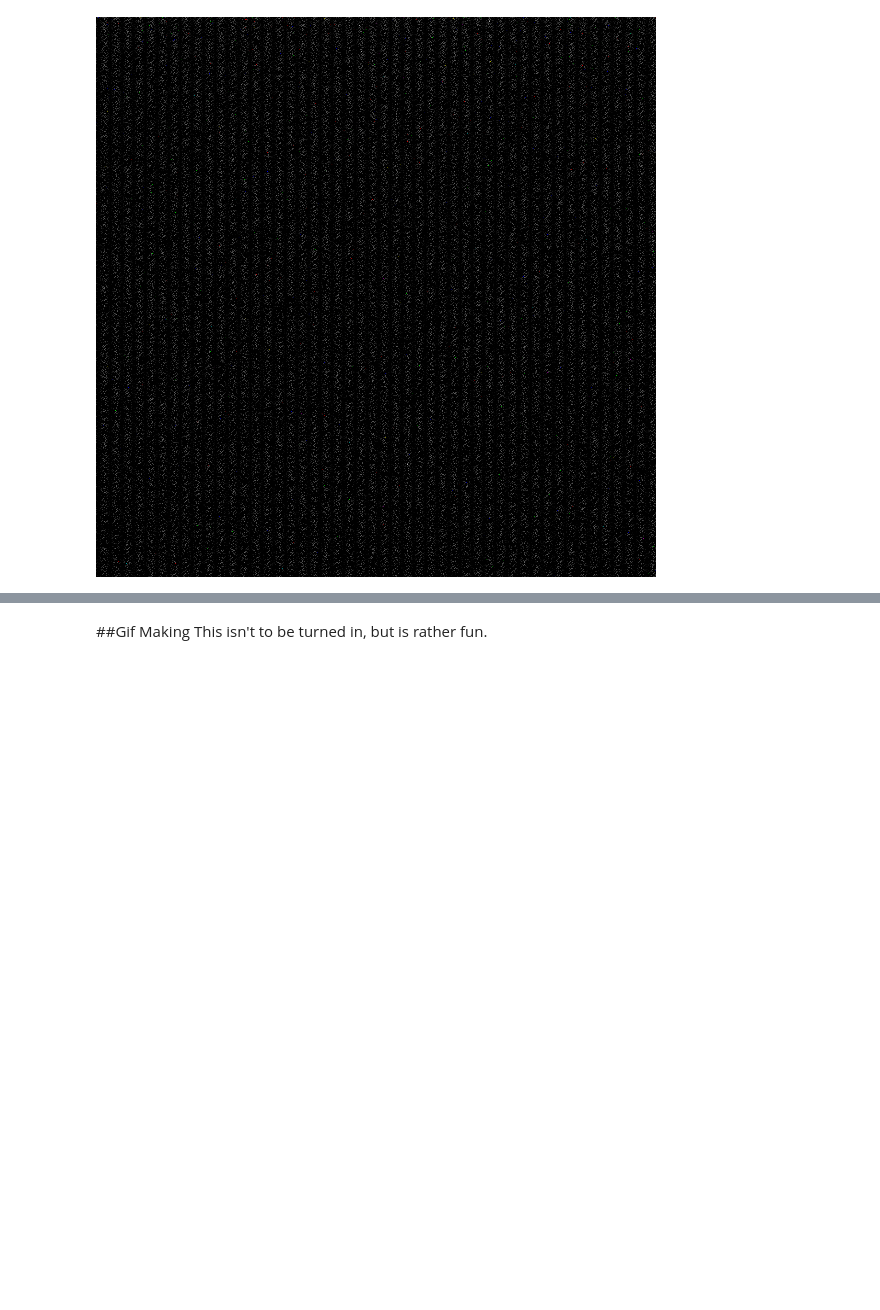
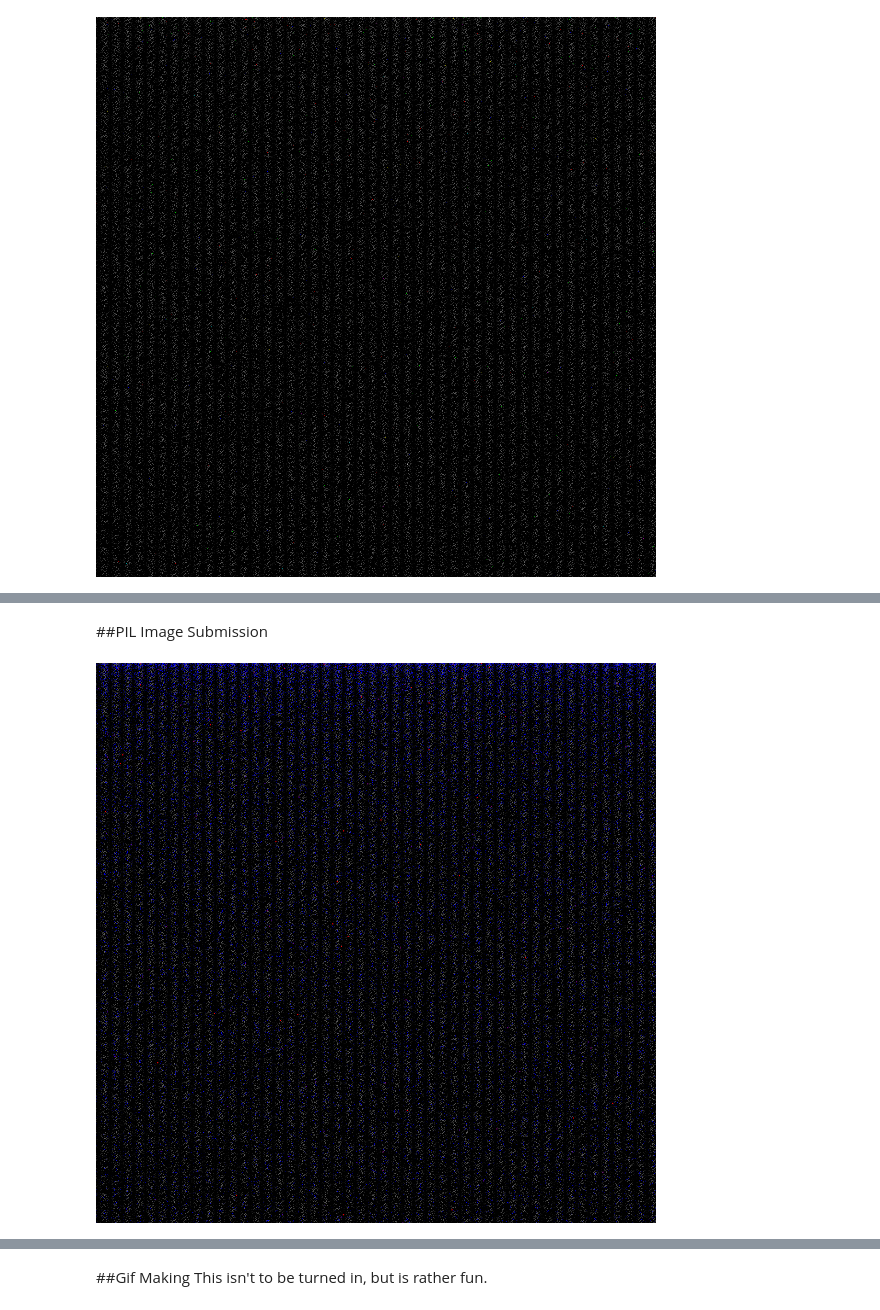
Before and after one commit to BurleighCharlton/Python-Mathematics, a Jupyter notebook: Prime_3.ipynb, the cells around one changed output, grey strips where cells are left out. Cells and saved outputs as stored; diff of their text form; code cells hidden in the pictures; blank space fills up the shorter version.

```diff
--- a/Prime_3.ipynb
+++ b/Prime_3.ipynb
@@ -196,0 +219,30 @@ display(img)
+# %% [markdown]
+##PIL Image Submission
+# %%
+primesquare = np.zeros((1024, 1024,3), dtype=np.uint8)
+for x in range(1024):
+    for y in range(1024):
+      if (x+(1024*y) in range(1024*1024)):
+        fermattestresults = (np.count_nonzero(fermat_test_array_for_heatmap[(1024*y)+x][0,0:250] ==1))
+        if (fermattestresults>0 ):
+          primesquare[y,x] = [fermattestresults, #start with no red and add as we get more tests passing
+                              0,
+                              250-fermattestresults] #start fully blue and remove as we get more tests passed
+          if (x+(1024*y) in bigprimelist):
+            primesquare[y,x] = [100,100,100]
+          if (fermattestresults>60 and x+(1024*y) not in bigprimelist):
+            primesquare[y,x-1] = [fermattestresults, #start with no red and add as we get more tests passing
+                              0,
+                              250-fermattestresults] #start fully blue and remove as we get more tests passed
+            primesquare[y-1,x] = [fermattestresults, #start with no red and add as we get more tests passing
+                              0,
+                              250-fermattestresults] #start fully blue and remove as we get more tests passed
+            primesquare[y-1,x-1] = [fermattestresults, #start with no red and add as we get more tests passing
+                              0,
+                              250-fermattestresults] #start fully blue and remove as we get more tests passed
+
+
+img = Image.fromarray(primesquare) # Create an image from the array.
+display(img)
+# %% [output]
+[figure, added]
```
Also changed, not shown: parts of 40 cells of this notebook.
